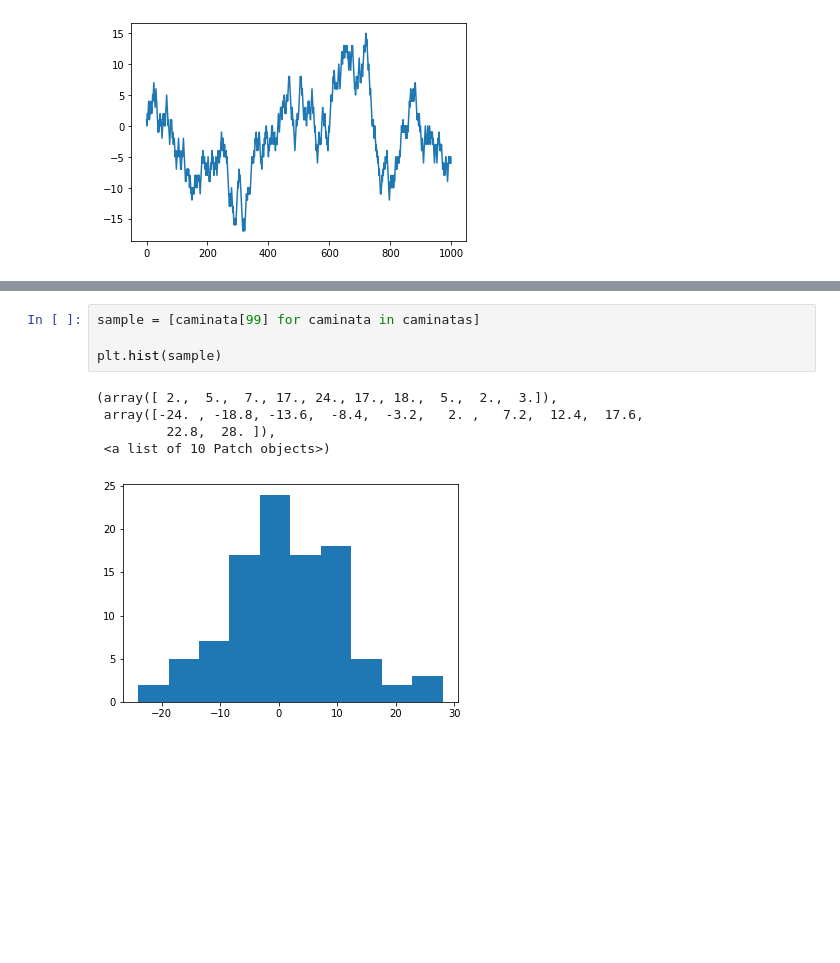
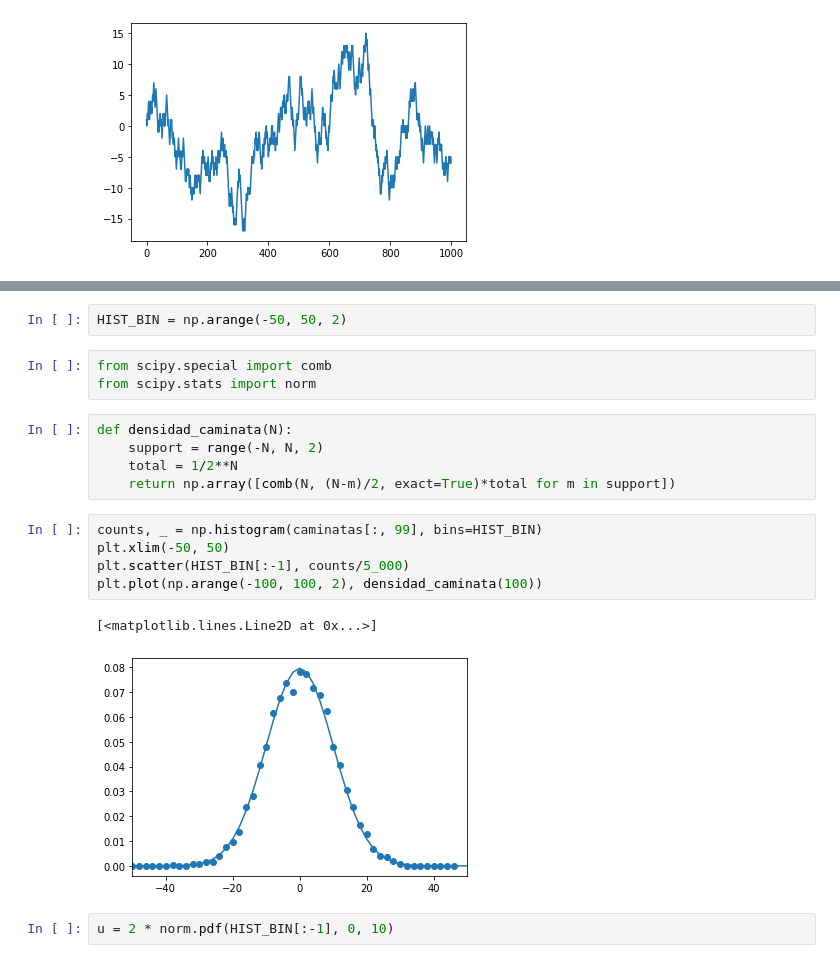
Before and after one commit to jmbarrios/ModelacionII-20222, a Jupyter notebook: 20220512-mov_browniano.ipynb, the cells around one changed output, grey strips where cells are left out. Saved outputs shown, nothing was run; the diff lists cells and outputs as text; blank space fills up the shorter version.

```diff
--- a/20220512-mov_browniano.ipynb
+++ b/20220512-mov_browniano.ipynb
@@ -33,10 +37,20 @@ for caminata in caminatas:
-# %%
-sample = [caminata[99] for caminata in caminatas]
-
-plt.hist(sample)
-# %% [output]
-(array([ 2.,  5.,  7., 17., 24., 17., 18.,  5.,  2.,  3.]),
- array([-24. , -18.8, -13.6,  -8.4,  -3.2,   2. ,   7.2,  12.4,  17.6,
-         22.8,  28. ]),
- <a list of 10 Patch objects>)
-[figure, removed]
+# %%
+HIST_BIN = np.arange(-50, 50, 2)
+# %%
+from scipy.special import comb
+from scipy.stats import norm
+# %%
+def densidad_caminata(N):
+    support = range(-N, N, 2)
+    total = 1/2**N
+    return np.array([comb(N, (N-m)/2, exact=True)*total for m in support])
+# %%
+counts, _ = np.histogram(caminatas[:, 99], bins=HIST_BIN)
+plt.xlim(-50, 50)
+plt.scatter(HIST_BIN[:-1], counts/5_000)
+plt.plot(np.arange(-100, 100, 2), densidad_caminata(100))
+# %% [output]
+[<matplotlib.lines.Line2D at 0x...>]
+[figure, added]
+# %%
+u = 2 * norm.pdf(HIST_BIN[:-1], 0, 10)
```
Also changed, not shown: parts of 4 cells of this notebook.
